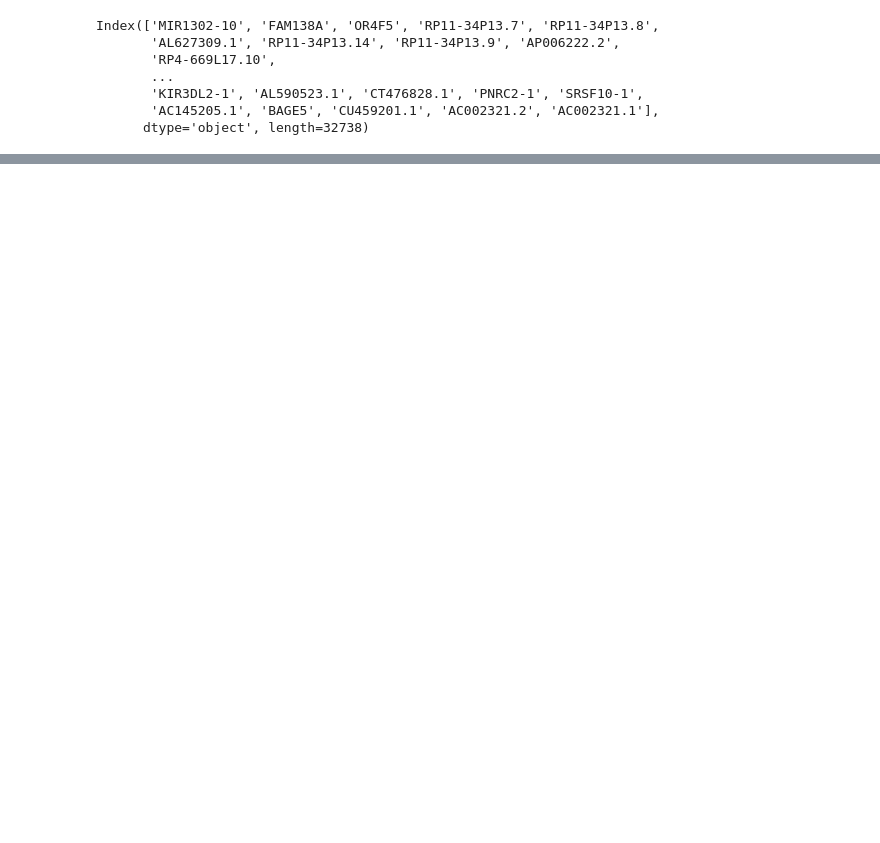
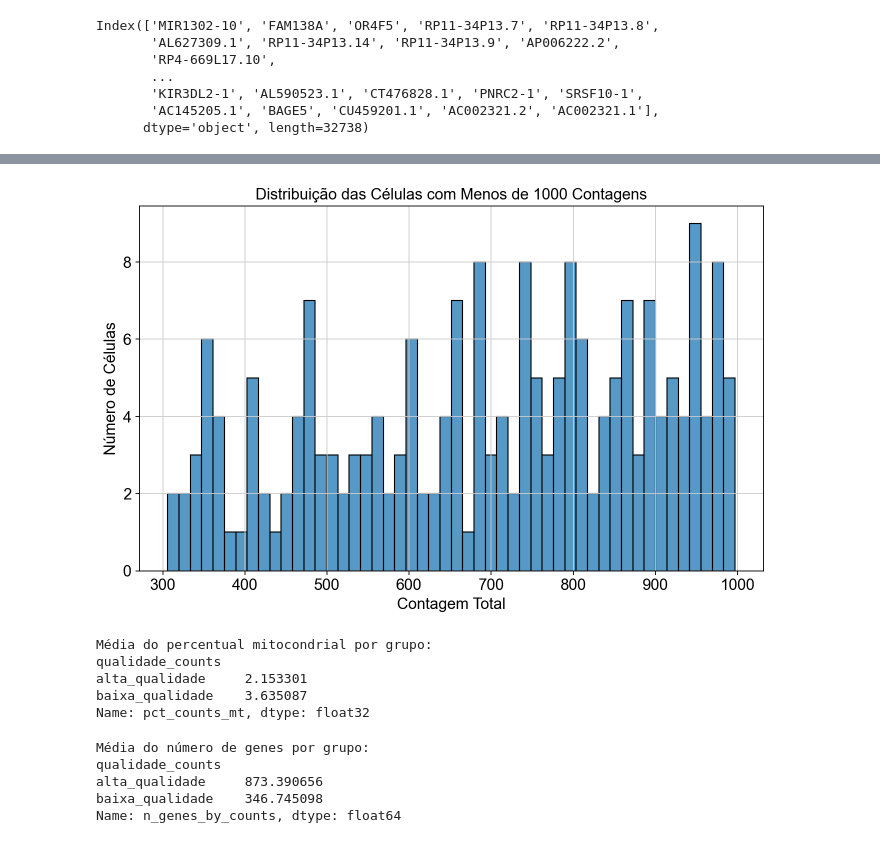
Before and after one commit to fuedgabriel/Bioinformatica-scanpy, a Jupyter notebook: Scanpy introducao.ipynb, the cells around one changed output, grey strips where cells are left out. Cells and saved outputs as stored; diff of their text form; code cells hidden in the pictures; blank space fills up the shorter version.

```diff
--- a/Scanpy introducao.ipynb
+++ b/Scanpy introducao.ipynb
@@ -127,0 +191,45 @@ sc.pl.violin(adata, ['n_genes_by_counts', 'total_counts', 'pct_counts_mt'], jitt
+# %%
+
+# Define o tamanho da figura
+plt.figure(figsize=(10, 6))
+
+# Filtramos o DataFrame diretamente na chamada da função de plotagem.
+# Selecionamos apenas as linhas onde a coluna 'qualidade_counts' é igual a 'baixa_qualidade'.
+sns.histplot(
+    data=adata.obs[adata.obs['qualidade_counts'] == 'baixa_qualidade'],
+    x='total_counts',
+    bins=50
+    # Note que não usamos escala de log aqui, para podermos ver em detalhe
+    # a distribuição linear dos valores entre 0 e 1000.
+)
+
+plt.title('Distribuição das Células com Menos de 1000 Contagens', fontsize=14)
+plt.xlabel('Contagem Total')
+plt.ylabel('Número de Células')
+plt.show()
+# %% [output]
+[figure, added]
+# %%
+# Compara a média de 'pct_counts_mt' entre os dois grupos
+media_mt = adata.obs.groupby('qualidade_counts')['pct_counts_mt'].mean()
+
+print("Média do percentual mitocondrial por grupo:")
+print(media_mt)
+# %% [output]
+Média do percentual mitocondrial por grupo:
+qualidade_counts
+alta_qualidade     2.153301
+baixa_qualidade    3.635087
+Name: pct_counts_mt, dtype: float32
+# %%
+# Compara a média de 'n_genes_by_counts' entre os dois grupos
+media_genes = adata.obs.groupby('qualidade_counts')['n_genes_by_counts'].mean()
+
+print("\nMédia do número de genes por grupo:")
+print(media_genes)
+# %% [output]
+Média do número de genes por grupo:
+qualidade_counts
+alta_qualidade     873.390656
+baixa_qualidade    346.745098
+Name: n_genes_by_counts, dtype: float64
```
Also changed, not shown: parts of 30 cells of this notebook, 2 other files.
